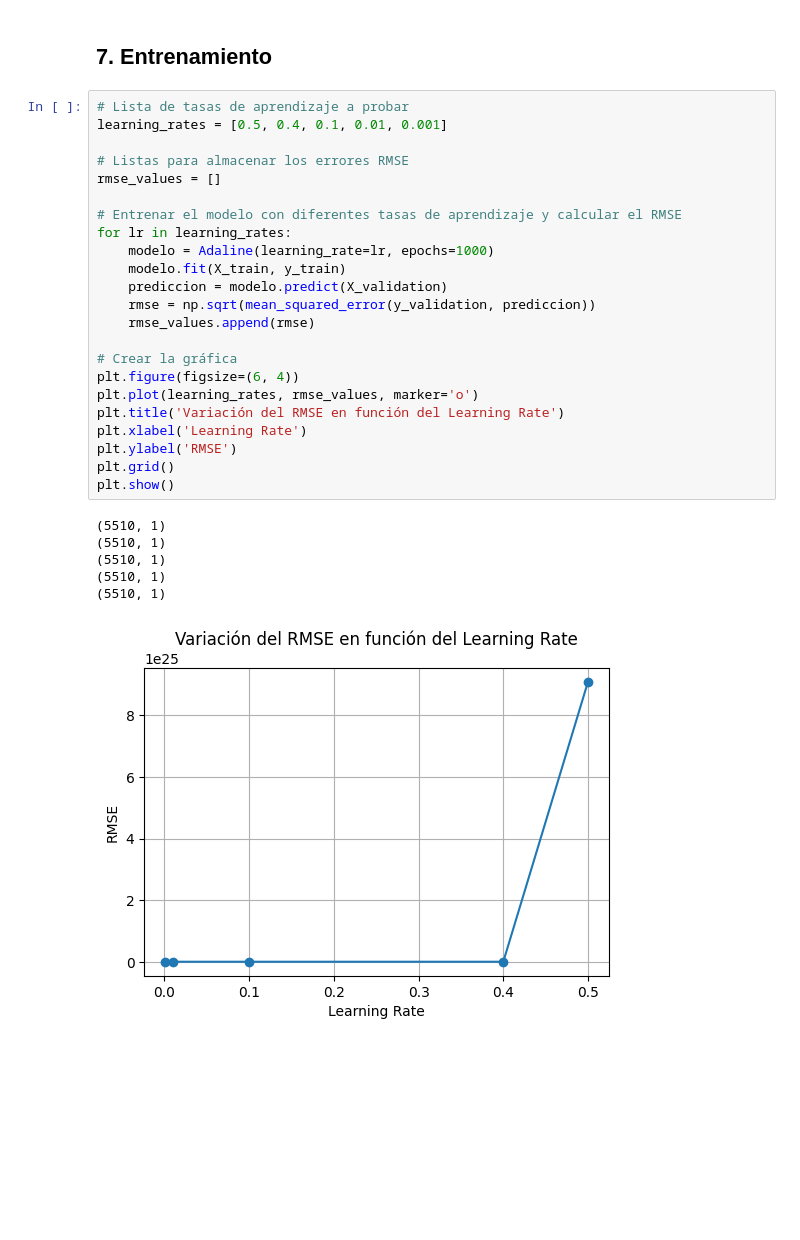
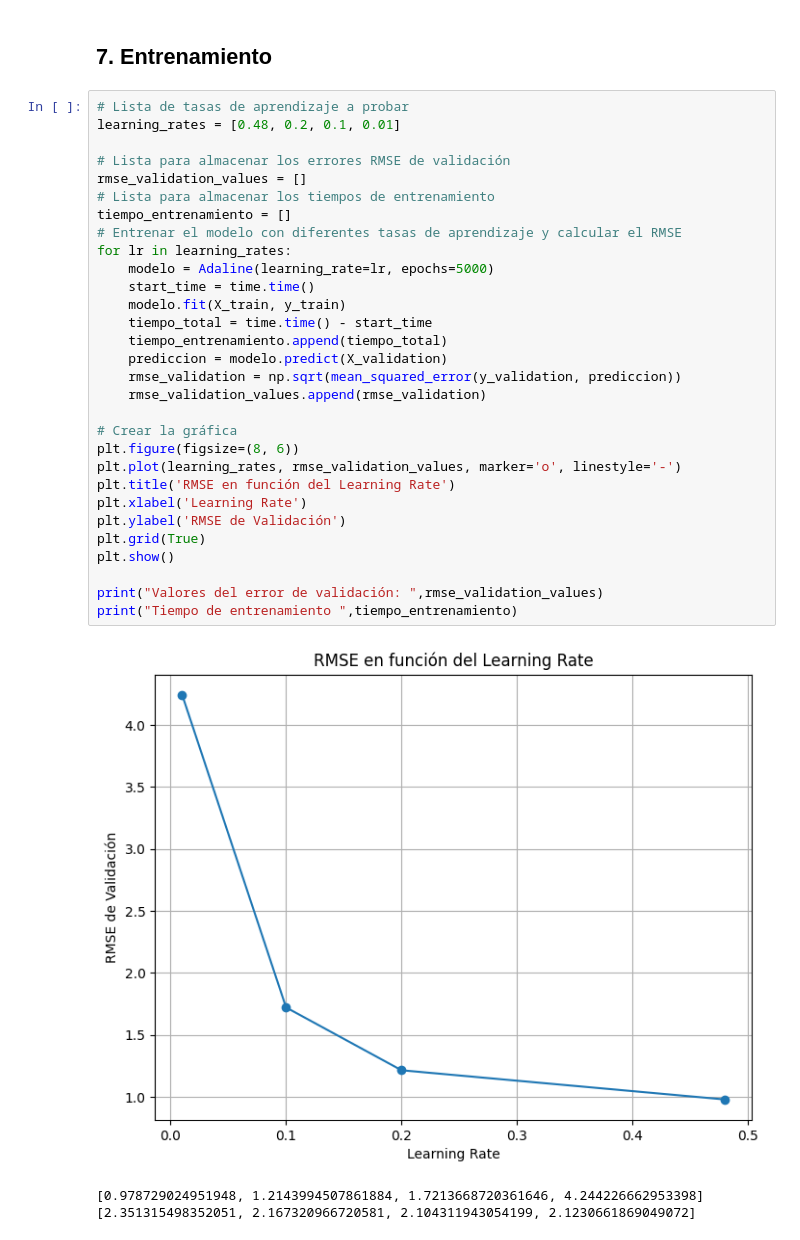
Before and after one commit to cabamarcos/Gas-Turbine-Emission-Prediction, a Jupyter notebook: P1_RRNN.ipynb, the cells around one changed output. Saved outputs shown, nothing was run; the diff lists cells and outputs as text; blank space fills up the shorter version.

```diff
--- a/P1_RRNN.ipynb
+++ b/P1_RRNN.ipynb
@@ -279,31 +293,35 @@ Podemos observar que el error cuadrático medio desciende en cada época, y se v
 ## 7. Entrenamiento
 # %%
 # Lista de tasas de aprendizaje a probar
-learning_rates = [0.5, 0.4, 0.1, 0.01, 0.001]
+learning_rates = [0.48, 0.2, 0.1, 0.01]
 
-# Listas para almacenar los errores RMSE
-rmse_values = []
-
+# Lista para almacenar los errores RMSE de validación
+rmse_validation_values = []
+# Lista para almacenar los tiempos de entrenamiento
+tiempo_entrenamiento = []
 # Entrenar el modelo con diferentes tasas de aprendizaje y calcular el RMSE
 for lr in learning_rates:
-    modelo = Adaline(learning_rate=lr, epochs=1000)
+    modelo = Adaline(learning_rate=lr, epochs=5000)
+    start_time = time.time()
     modelo.fit(X_train, y_train)
+    tiempo_total = time.time() - start_time
+    tiempo_entrenamiento.append(tiempo_total)
     prediccion = modelo.predict(X_validation)
-    rmse = np.sqrt(mean_squared_error(y_validation, prediccion))
-    rmse_values.append(rmse)
+    rmse_validation = np.sqrt(mean_squared_error(y_validation, prediccion))
+    rmse_validation_values.append(rmse_validation)
 
 # Crear la gráfica
-plt.figure(figsize=(6, 4))
-plt.plot(learning_rates, rmse_values, marker='o')
-plt.title('Variación del RMSE en función del Learning Rate')
+plt.figure(figsize=(8, 6))
+plt.plot(learning_rates, rmse_validation_values, marker='o', linestyle='-')
+plt.title('RMSE en función del Learning Rate')
 plt.xlabel('Learning Rate')
-plt.ylabel('RMSE')
-plt.grid()
+plt.ylabel('RMSE de Validación')
+plt.grid(True)
 plt.show()
+
+print("Valores del error de validación: ",rmse_validation_values)
+print("Tiempo de entrenamiento ",tiempo_entrenamiento)
 # %% [output]
+[figure, new version]
-(5510, 1)
-(5510, 1)
-(5510, 1)
-(5510, 1)
-(5510, 1)
+[0.978729024951948, 1.2143994507861884, 1.7213668720361646, 4.244226662953398]
+[2.351315498352051, 2.167320966720581, 2.104311943054199, 2.1230661869049072]
-[figure, old version]
```
Also changed, not shown: parts of 19 cells of this notebook.
